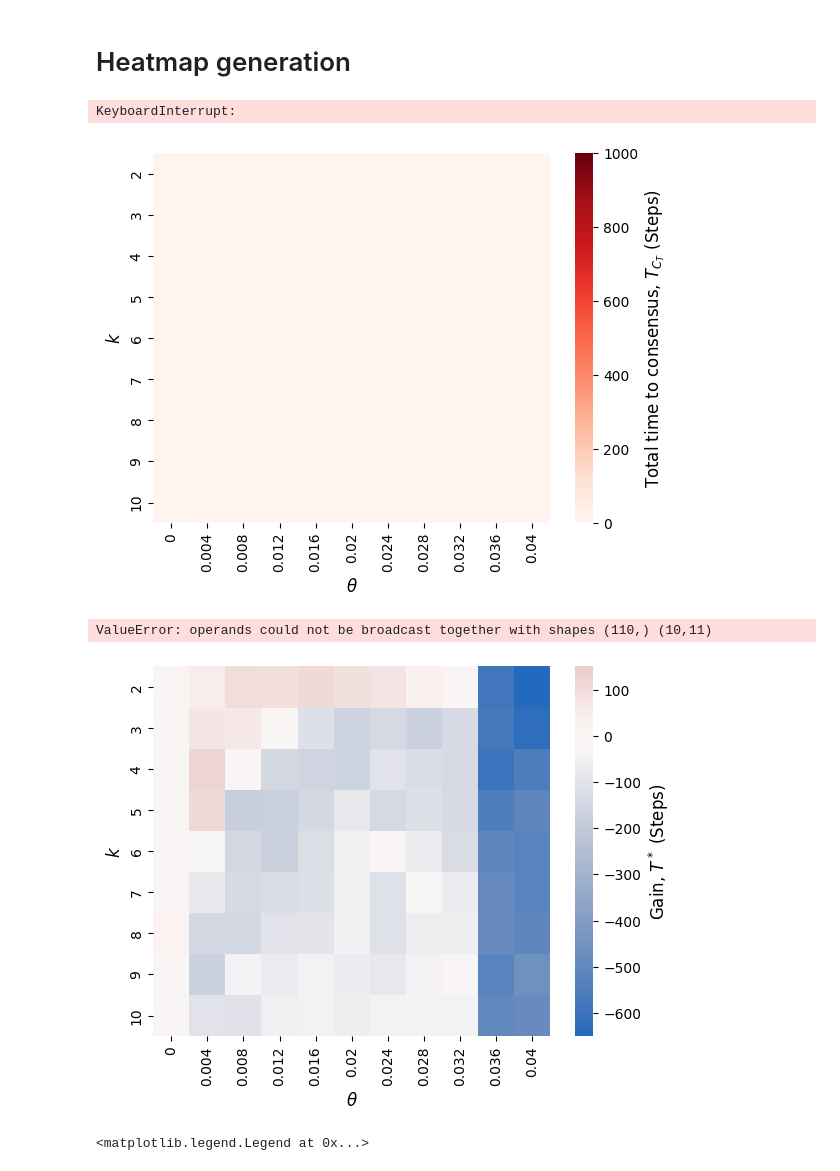
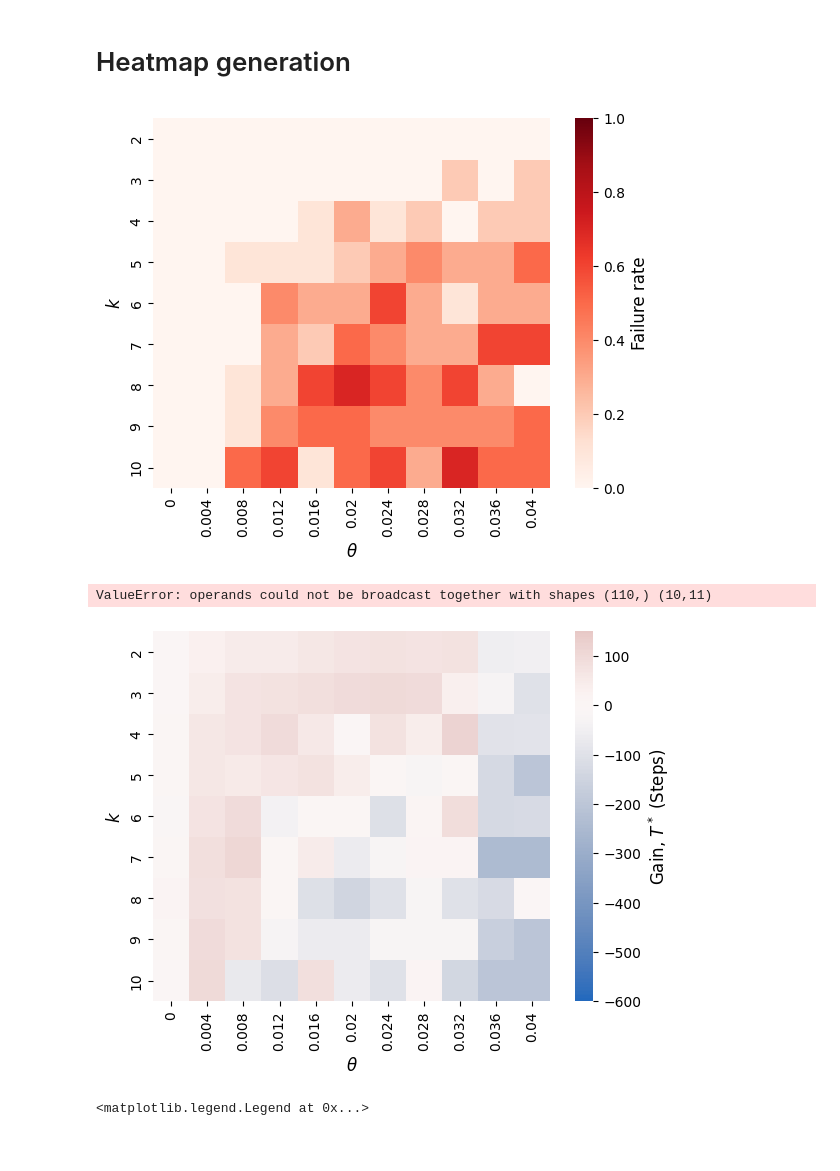
Before and after one commit to TheoLeVay1/Dynamic-Environments-in-Best-of-N, a Jupyter notebook: Model_experimentation.ipynb, the cells around one changed output. Saved outputs shown, nothing was run; the diff lists cells and outputs as text; code cells hidden in the pictures.

Commit message:
Figure generation

```diff
--- a/Model_experimentation.ipynb
+++ b/Model_experimentation.ipynb
@@ -206,7 +206,7 @@ for k in k_range:
         x_idx += 1
 
         params = {"N": 50, "k": k, "w": 1 , "alpha": 0.05, "epsilon" : 0.02, "inversion_rate" : 0,
-              "pooling" : True, "pool_rate" : theta,  "uniform" : False, "dynamics" : "time_dynamic",
+              "pooling" : True, "pool_rate" : theta,  "uniform" : False, "dynamics" : "switching",
               "measures" : "none", "dynamic_point" : 400, "s_proportion" : 0, "logOp" : False, "stub_w" : 1}
 
         results = mesa.batch_run(Model, parameters=params, number_processes=1,
@@ -236,6 +236,4 @@ for k in k_range:
         std1_mat[y_idx, x_idx] = std1
         fail1_mat[y_idx, x_idx] = fails1
         total_mat[y_idx, x_idx] = total
-# %% [output]
-KeyboardInterrupt:
 # %%
@@ -285,37 +283,37 @@ x_range = theta_range
 
 # sns.heatmap(data_mat, vmin = 0, vmax = 400, cmap = 'Reds', yticklabels = y_range,
 #             xticklabels = x_range, cbar_kws={'label': 'Time to first consensus, $T_{C_1}$ (Steps)'})
 
 # sns.heatmap(std_mat, cmap = 'Reds', yticklabels = y_range,
 #             xticklabels = x_range, cbar_kws={'label': 'Standard deviation (Steps)'})
 
-# sns.heatmap(fail_mat/10, vmin = 0, vmax = 1, cmap = 'Reds', yticklabels = y_range,
-#             xticklabels = x_range, cbar_kws={'label': 'Failure rate'})
+sns.heatmap(fail_mat/10, vmin = 0, vmax = 1, cmap = 'Reds', yticklabels = y_range,
+            xticklabels = x_range, cbar_kws={'label': 'Failure rate'})
 
 # sns.heatmap(data1_mat, vmin = 0, vmax = 600, cmap = 'Reds', yticklabels = y_range,
 #             xticklabels = x_range, cbar_kws={'label': 'Time to second consensus, $T_{C_2}$ (Steps)'})
 
 # sns.heatmap(std1_mat, cmap = 'Reds', yticklabels = y_range,
 #             xticklabels = x_range, cbar_kws={'label': 'Standard deviation (Steps)'})
 
 # sns.heatmap(fail1_mat / 10, vmin = 0, vmax = 1, cmap = 'Reds', yticklabels = y_range,
 #             xticklabels = x_range, cbar_kws={'label': 'Failure rate'})
 
 
 # sns.heatmap(total_mat, vmin = 0, vmax = 1000, cmap = 'Reds', yticklabels = y_range,
 #             xticklabels = x_range,
 #             cbar_kws={'label': 'Total time to consensus, $T_{C_T}$ (Steps)'})
 
 ax.figure.axes[-1].yaxis.label.set_size(12)
 
 # # # data_mat
 # # plt.ylabel('$w_{stubborn}$', fontsize = 12)
 plt.xlabel(r'$\theta$', fontsize = 12)
 plt.ylabel(r'$k$', fontsize = 12)
 
-plt.savefig('PoolRateFigures/ProdOp/TimeDynamic/Reconvergent/VaryingThetaandK/total.pdf', bbox_inches = 'tight')
+plt.savefig('PoolRateFigures/ProdOp/Switching/Convergent/VaryingThetaandK/fail.pdf', bbox_inches = 'tight')
 # %% [output]
-[figure, old version]
+[figure, new version]
 # %%
 # Now to find gain, I just need to fix k, N, and vary w
 
@@ -481,9 +479,9 @@ gain = copy - data_mat
 gain1 = copy1 - data1_mat
 gain2 = copy2 - total_mat
 
-np.savetxt('PoolRateMats/ProdOp/TimeDynamic/Reconvergent/VaryingThetaandK/gain.csv', gain, delimiter = ',')
-np.savetxt('PoolRateMats/ProdOp/TimeDynamic/Reconvergent/VaryingThetaandK/gain1.csv', gain1, delimiter = ',')
-np.savetxt('PoolRateMats/ProdOp/TimeDynamic/Reconvergent/VaryingThetaandK/totalgain.csv', gain2, delimiter = ',')
+# np.savetxt('PoolRateMats/ProdOp/TimeDynamic/Reconvergent/VaryingThetaandK/gain.csv', gain, delimiter = ',')
+# np.savetxt('PoolRateMats/ProdOp/TimeDynamic/Reconvergent/VaryingThetaandK/gain1.csv', gain1, delimiter = ',')
+# np.savetxt('PoolRateMats/ProdOp/TimeDynamic/Reconvergent/VaryingThetaandK/totalgain.csv', gain2, delimiter = ',')
 
 fig, ax = plt.subplots()
 
@@ -498,7 +496,7 @@ k_range = [2,3,4,5,6,7,8,9,10]
 y_range = k_range
 x_range = theta_range
 
-sns.heatmap(gain2, center = 0, vmin = -650, vmax = 150,
+sns.heatmap(gain, center = 0, vmin = -600, vmax = 150,
             cmap = sns.color_palette("vlag", as_cmap=True), yticklabels = y_range, xticklabels = x_range,
            cbar_kws = {'label' : 'Gain, $T^*$ (Steps)'})
 
@@ -508,9 +506,9 @@ ax.figure.axes[-1].yaxis.label.set_size(12)
 plt.ylabel(r'$k$', fontsize = 12)
 plt.xlabel(r'$\theta$', fontsize = 12)
 
-plt.savefig('PoolRateFigures/ProdOp/TimeDynamic/Reconvergent/VaryingThetaandK/totalgain.pdf', bbox_inches = 'tight')
+plt.savefig('PoolRateFigures/ProdOp/Switching/Reconvergent/VaryingThetaandK/gain.pdf', bbox_inches = 'tight')
 # %% [output]
-[figure, old version]
+[figure, new version]
 # %%
 iterations = 10
 max_steps = 1000
```
Also changed, not shown: parts of 1 cell of this notebook, 19 other files.
